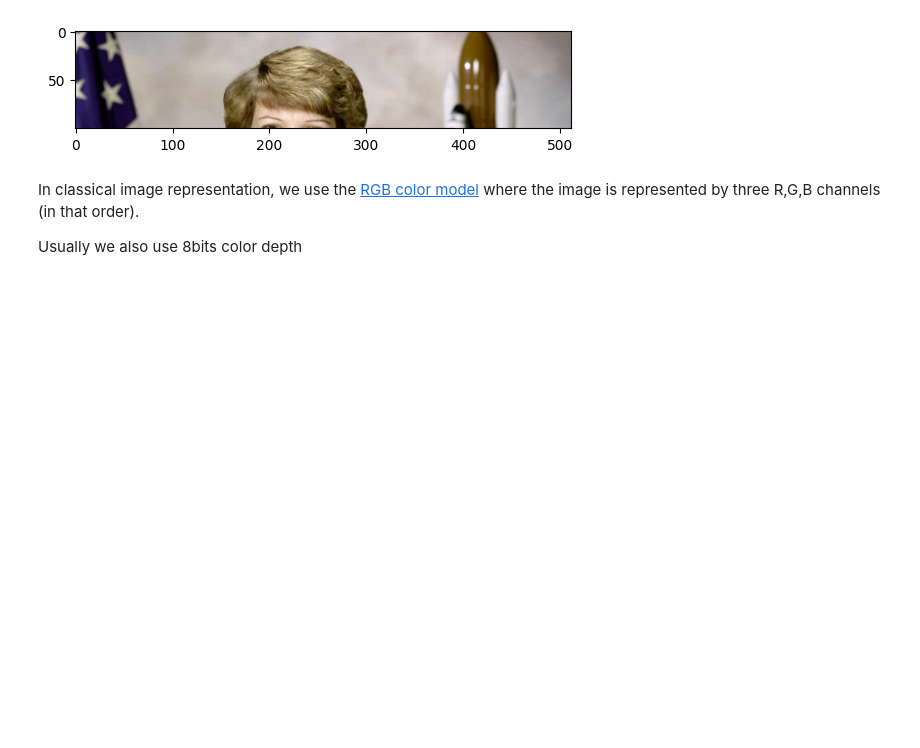
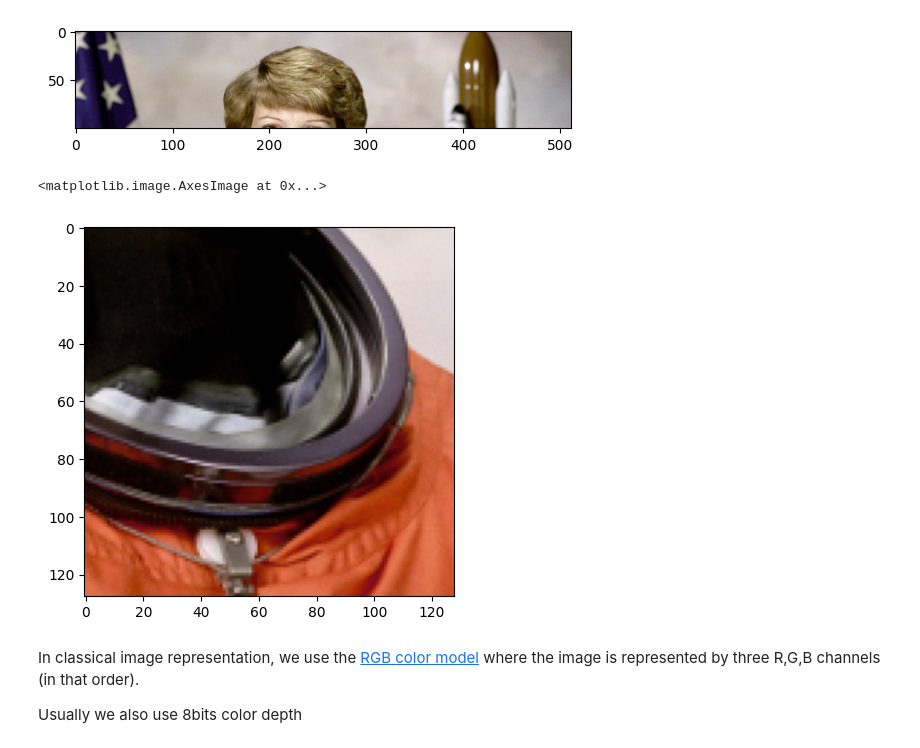
Before and after one commit to Strato31/deep-learning, a Jupyter notebook: vision/0_cnns.ipynb, the cells around one changed output. Saved outputs shown, nothing was run; the diff lists cells and outputs as text; code cells hidden in the pictures; blank space fills up the shorter version.

```diff
--- a/vision/0_cnns.ipynb
+++ b/vision/0_cnns.ipynb
@@ -65,6 +65,11 @@ uint8
 [figure]
 # %%
 # Extract the center 128 x 128 pixels on all three bands and plot it
+center = img[192:320,192:320]
+plt.imshow(center)
+# %% [output]
+<matplotlib.image.AxesImage at 0x...>
+[figure, added]
 # %% [markdown]
 In classical image representation, we use the [RGB color model](https://en.wikipedia.org/wiki/RGB_color_model) where the image is represented by three R,G,B channels (in that order).
 
```
Also changed, not shown: parts of 18 cells of this notebook.
